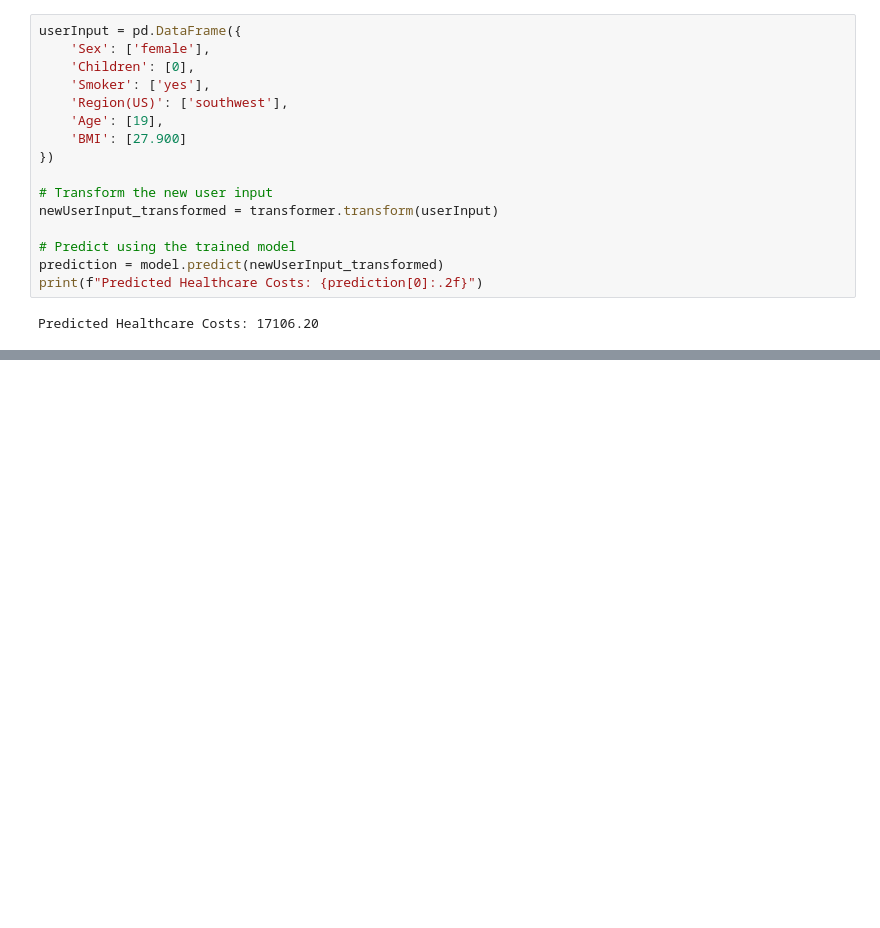
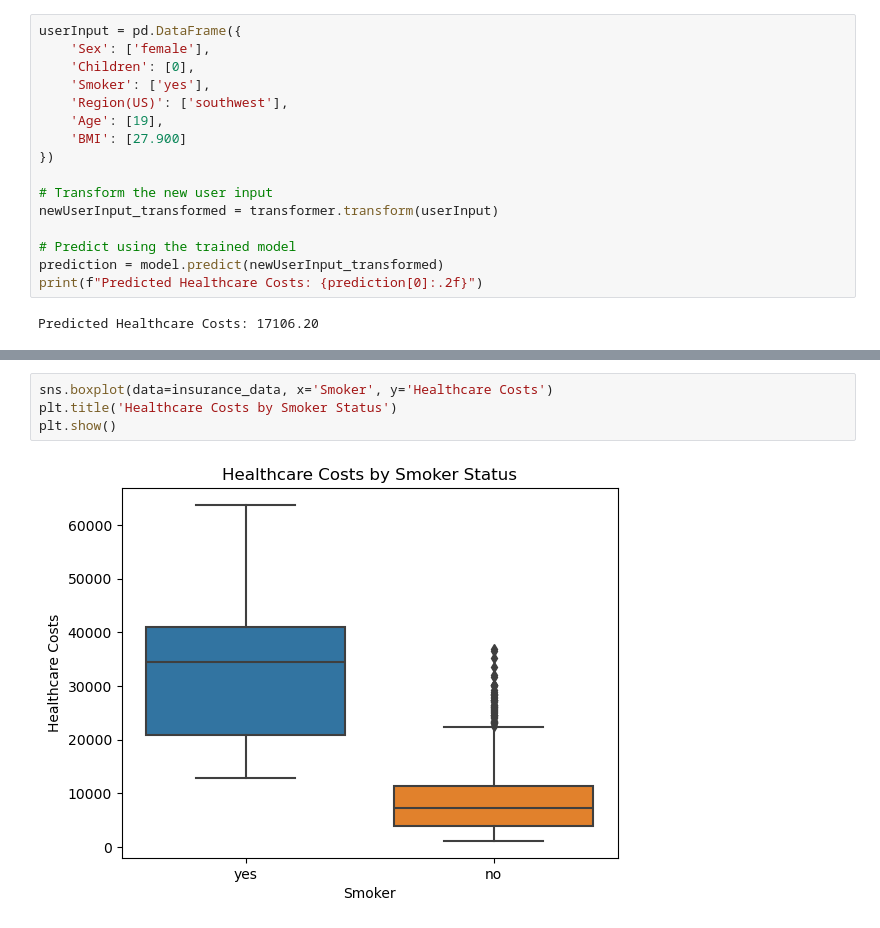
Before and after one commit to jaypowellcs/HealthcarePredictionModel, a Jupyter notebook: HealthCareCostPredictionModel.ipynb, the cells around one changed output, grey strips where cells are left out. Saved outputs shown, nothing was run; the diff lists cells and outputs as text; blank space fills up the shorter version.

```diff
--- a/HealthCareCostPredictionModel.ipynb
+++ b/HealthCareCostPredictionModel.ipynb
@@ -113,0 +124,6 @@ Predicted Healthcare Costs: 17106.20
+# %%
+sns.boxplot(data=insurance_data, x='Smoker', y='Healthcare Costs')
+plt.title('Healthcare Costs by Smoker Status')
+plt.show()
+# %% [output]
+[figure, added]
```
Also changed, not shown: parts of 9 cells of this notebook, 5 other files.
